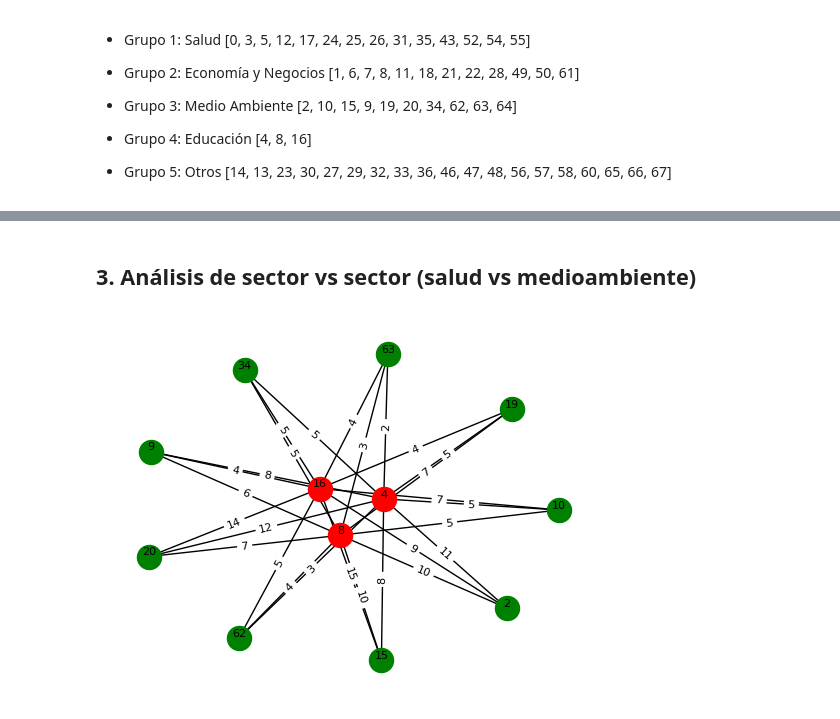
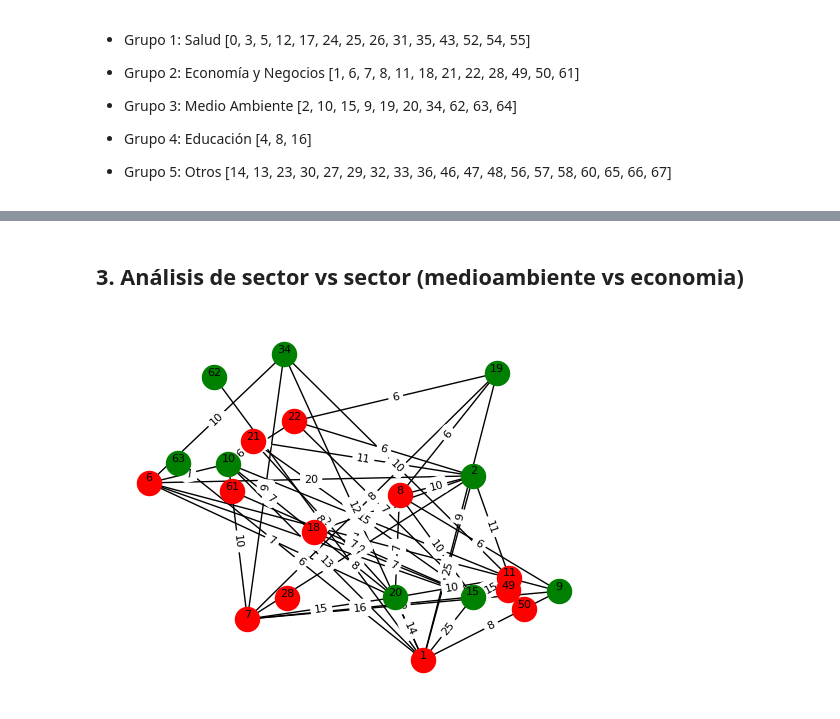
Before and after one commit to recmera/graph-based-issue-detection, a Jupyter notebook: 3-net.ipynb, the cells around one changed output, grey strips where cells are left out. Saved outputs shown, nothing was run; the diff lists cells and outputs as text; code cells hidden in the pictures.

```diff
--- a/3-net.ipynb
+++ b/3-net.ipynb
@@ -7,7 +16,6 @@ import matplotlib.pyplot as plt
 
 sys.path.append('scripts/')
 
-from utils import clean_title
 from utils import get_representative_description
 from utils import create_graph
 from utils import sort_nodes_by_degree_centrality
@@ -20,10 +28,14 @@ pd.set_option('display.max_colwidth', 255)
 
 # Lectura del archivo CSV de noticias
 df = pd.read_csv("data/noticias-etiquetadas2.csv")
-df.drop(columns=["Unnamed: 0"], inplace=True)
+df.drop(columns=["Unnamed: 0", "text", "media_outlet", "url", "cities", "Probability", "date", "country", "Document"], inplace=True)
 df.drop(df[df['Topic'] == -1].index, inplace=True)
 
-df = clean_title(df)
+def clean_title(title):
+    split_title = title.split('-')[0]
+    return split_title
+
+df["title"] = df["title"].apply(clean_title)
 df.drop_duplicates(subset=['title'], inplace=True)
 
 # Imprimir el número de noticias en los meses Enero y Febrero de 2022
@@ -253,5 +294,5 @@ keyword_distribution(clusters_medio_ambiente)  # Llamar a la función para gener
 # %% [markdown]
-## 3. Análisis de sector vs sector (salud vs medioambiente)
+## 3. Análisis de sector vs sector (medioambiente vs economia)
 # %%
 import matplotlib.pyplot as plt
 import networkx as nx
@@ -265,8 +306,8 @@ for i, fila in clusters_medio_ambiente.iterrows():
     keywords = fila['keywords']
     grafo.add_node(topic_id, color='green', keywords=keywords)
 
-# Agregar nodos del dataframe clusters_educación (rojos)
-for i, fila in clusters_educacion.iterrows():
+# Agregar nodos del dataframe clusters_economia (rojos)
+for i, fila in clusters_economia.iterrows():
     topic_id = fila['Topic']
     keywords = fila['keywords']
     grafo.add_node(topic_id, color='red', keywords=keywords)
@@ -281,33 +322,34 @@ for nodo1, attr1 in grafo.nodes(data=True):
         keywords2 = attr2['keywords']
 
         if color1 != color2:
             common_keywords = [keyword for keyword in keywords1 if keyword in keywords2]
             num_common_keywords = len(common_keywords)
-            grafo.add_edge(nodo1, nodo2, num_relations=num_common_keywords)
+            if num_common_keywords > 5:
+                grafo.add_edge(nodo1, nodo2, num_relations=num_common_keywords, keywords=common_keywords)
 
 # Obtener colores y keywords de los nodos
 colores_nodos = [attr['color'] for _, attr in grafo.nodes(data=True)]
 keywords_nodos = [attr['keywords'] for _, attr in grafo.nodes(data=True)]
 
 # Dibujar los nodos con colores diferentes y etiquetas de IDs de temas
 nodos_verdes = [nodo for nodo, attr in grafo.nodes(data=True) if attr['color'] == 'green']
 nodos_rojos = [nodo for nodo, attr in grafo.nodes(data=True) if attr['color'] == 'red']
 
-posiciones = nx.spring_layout(grafo)
+posiciones = nx.random_layout(grafo)
 nx.draw_networkx_nodes(grafo, pos=posiciones, nodelist=nodos_verdes, node_color='green')
 nx.draw_networkx_nodes(grafo, pos=posiciones, nodelist=nodos_rojos, node_color='red')
 
 # Dibujar las aristas con etiquetas de número de relaciones
 edge_labels = nx.get_edge_attributes(grafo, 'num_relations')
 nx.draw_networkx_edges(grafo, pos=posiciones)
 nx.draw_networkx_edge_labels(grafo, pos=posiciones, edge_labels=edge_labels, font_size=8)
 
 # Agregar etiquetas a los nodos con los IDs de temas
 etiquetas = {nodo: str(nodo) for nodo in grafo.nodes}
 nx.draw_networkx_labels(grafo, pos=posiciones, labels=etiquetas, font_size=8, verticalalignment='bottom')
 
 # Mostrar el grafo
 plt.axis('off')
 plt.show()
 # %% [output]
-[figure, old version]
+[figure, new version]
```
Also changed, not shown: parts of 25 cells of this notebook, 1 other file.
